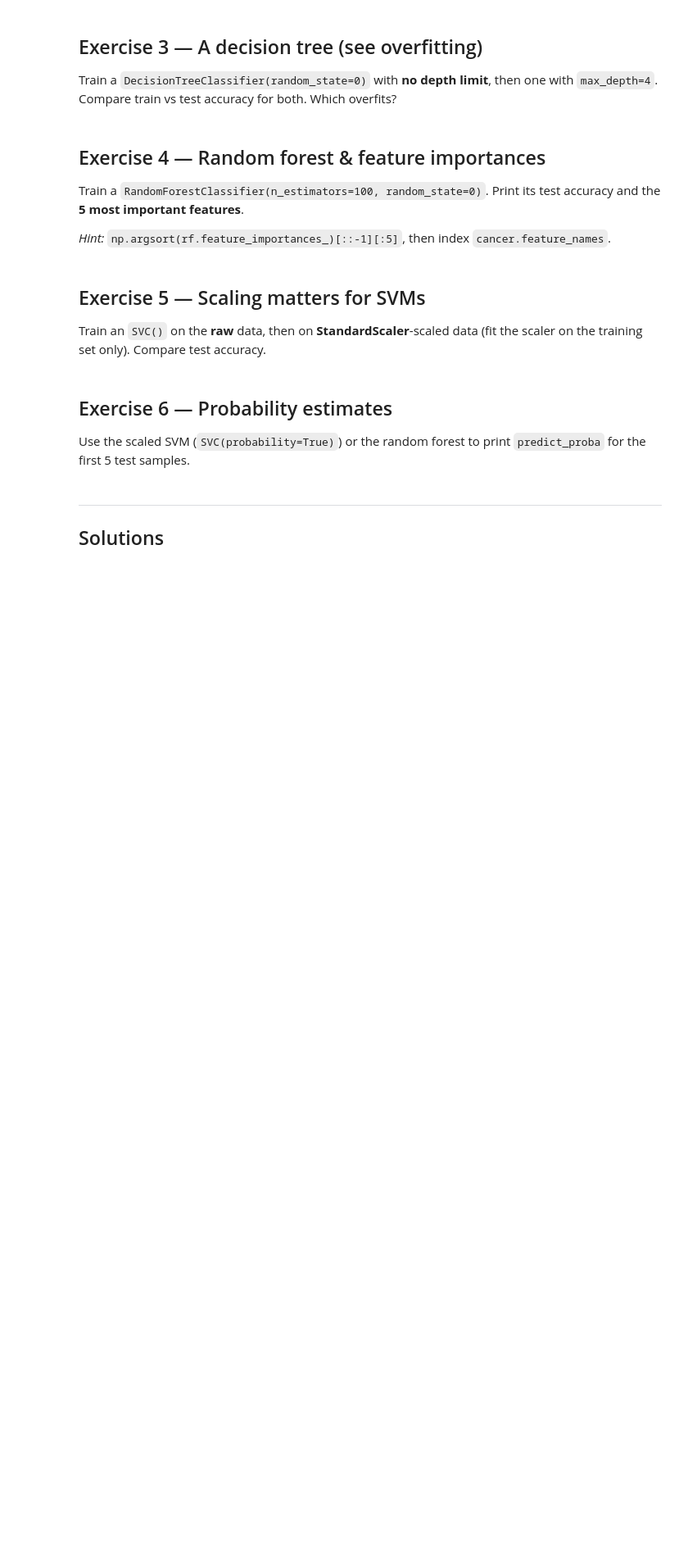
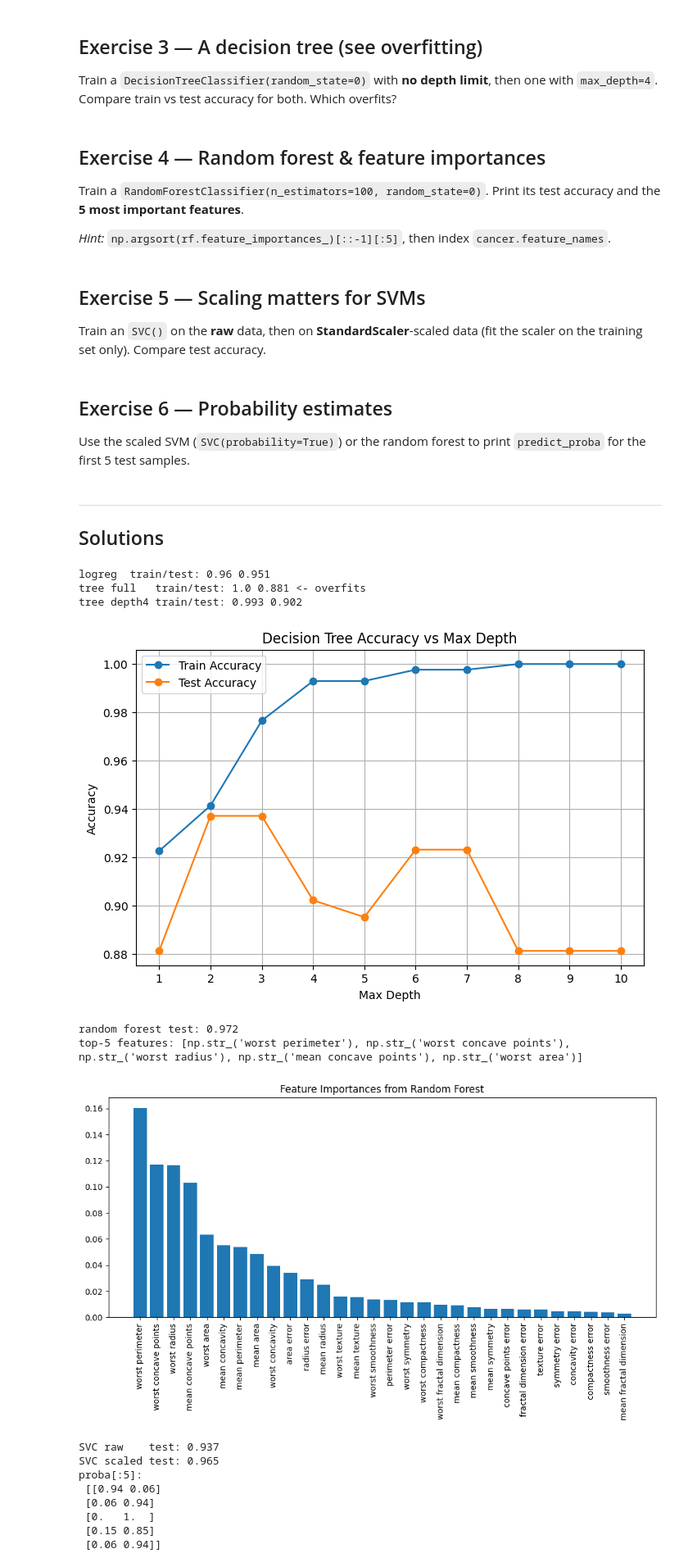
Before and after one commit to jingmingcn/i2ml_sdwu, a Jupyter notebook: notebooks/02-supervised-learning-code.ipynb, the cells around one changed output. Shown at 82% size. Cells and saved outputs as stored; diff of their text form; code cells hidden in the pictures; blank space fills up the shorter version.

```diff
--- a/notebooks/02-supervised-learning-code.ipynb
+++ b/notebooks/02-supervised-learning-code.ipynb
@@ -91,30 +91,79 @@ X_train, X_test, y_train, y_test = train_test_split(
     cancer.data, cancer.target, random_state=0)
 
 # Ex2
 logreg = LogisticRegression(max_iter=5000).fit(X_train, y_train)
 print("logreg  train/test:", round(logreg.score(X_train, y_train), 3),
       round(logreg.score(X_test, y_test), 3))
 
 # Ex3
 full = DecisionTreeClassifier(random_state=0).fit(X_train, y_train)
 pruned = DecisionTreeClassifier(max_depth=4, random_state=0).fit(X_train, y_train)
 print("tree full   train/test:", round(full.score(X_train, y_train), 3),
       round(full.score(X_test, y_test), 3), "<- overfits")
 print("tree depth4 train/test:", round(pruned.score(X_train, y_train), 3),
       round(pruned.score(X_test, y_test), 3))
 
+#Optional: Train/test accuracy as the tree depth increases (optional extension).  Plot of train/test accuracy vs. max_depth = 1..10
+
+import matplotlib.pyplot as plt
+
+plt.figure(figsize=(8, 5))
+train_acc = []
+test_acc = []
+for depth in range(1, 11):
+    tree = DecisionTreeClassifier(max_depth=depth, random_state=0).fit(X_train, y_train)
+    train_acc.append(tree.score(X_train, y_train))
+    test_acc.append(tree.score(X_test, y_test))
+plt.plot(range(1, 11), train_acc, label='Train Accuracy', marker='o')
+plt.plot(range(1, 11), test_acc, label='Test Accuracy', marker='o')
+plt.xlabel('Max Depth')
+plt.ylabel('Accuracy')
+plt.title('Decision Tree Accuracy vs Max Depth')
+plt.xticks(range(1, 11))
+plt.legend()
+plt.grid()
+plt.show()
+
+
 # Ex4
 rf = RandomForestClassifier(n_estimators=100, random_state=0).fit(X_train, y_train)
 print("random forest test:", round(rf.score(X_test, y_test), 3))
 top = np.argsort(rf.feature_importances_)[::-1][:5]
 print("top-5 features:", list(cancer.feature_names[top]))
+
+# Optional. Random-forest feature importances (optional).  Bar chart of rf.feature_importances_
+
+plt.figure(figsize=(10, 6))
+importances = rf.feature_importances_
+indices = np.argsort(importances)[::-1]
+plt.title('Feature Importances from Random Forest')
+plt.bar(range(X_train.shape[1]), importances[indices], align='center')
+plt.xticks(range(X_train.shape[1]), cancer.feature_names[indices], rotation=90)
+plt.tight_layout()
+plt.show()
 
 # Ex5
 svc_raw = SVC().fit(X_train, y_train)
 scaler = StandardScaler().fit(X_train)
 svc_scaled = SVC().fit(scaler.transform(X_train), y_train)
 print("SVC raw    test:", round(svc_raw.score(X_test, y_test), 3))
 print("SVC scaled test:", round(svc_scaled.score(scaler.transform(X_test), y_test), 3))
 
 # Ex6
 print("proba[:5]:\n", np.round(rf.predict_proba(X_test[:5]), 3))
+# %% [output]
+logreg  train/test: 0.96 0.951
+tree full   train/test: 1.0 0.881 <- overfits
+tree depth4 train/test: 0.993 0.902
+[figure, added]
+random forest test: 0.972
+top-5 features: [np.str_('worst perimeter'), np.str_('worst concave points'), np.str_('worst radius'), np.str_('mean concave points'), np.str_('worst area')]
+[figure, added]
+SVC raw    test: 0.937
+SVC scaled test: 0.965
+proba[:5]:
+ [[0.94 0.06]
+ [0.06 0.94]
+ [0.   1.  ]
+ [0.15 0.85]
+ [0.06 0.94]]
```
Also changed, not shown: 10 other files.
